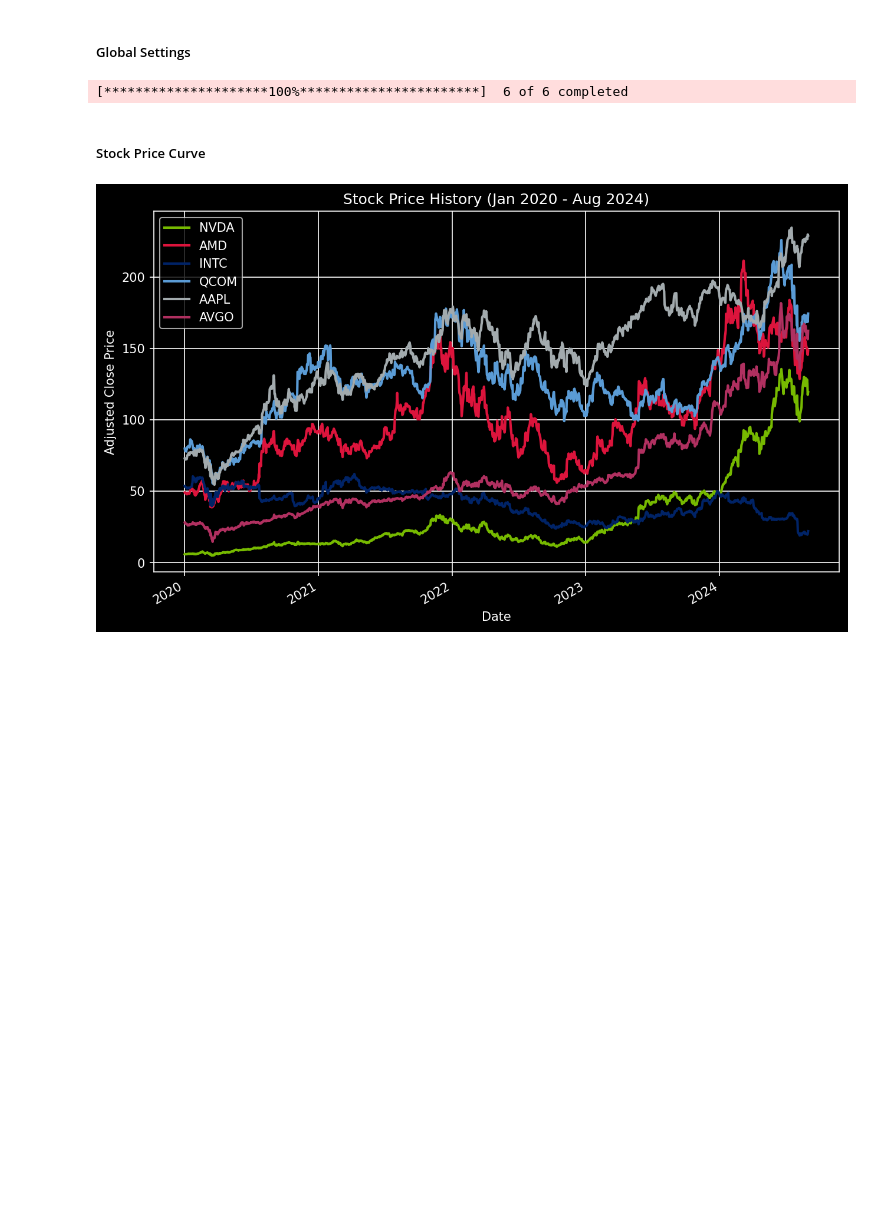
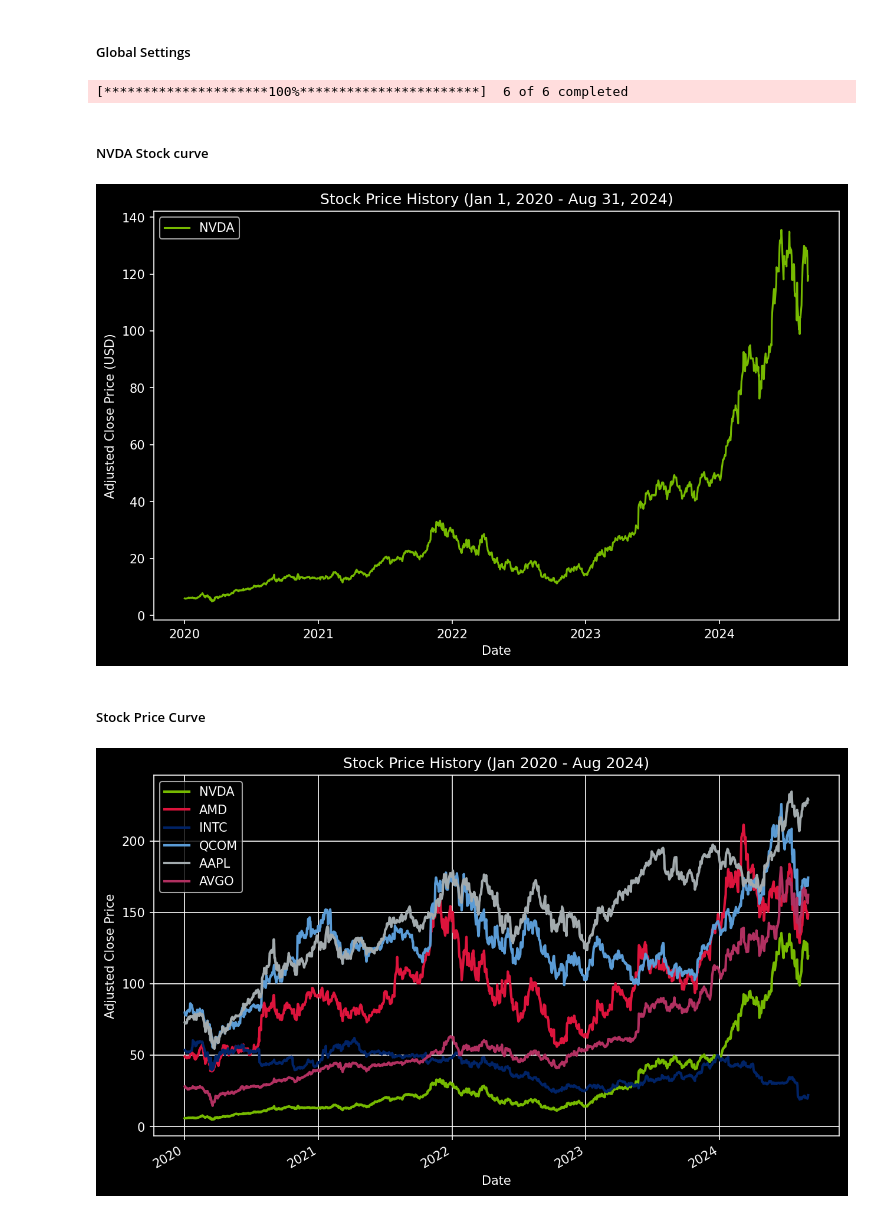
Before and after one commit to yfeng445/NEU, a Jupyter notebook: 1/INFO 6105/Asmt/1/Merged_Analysis.ipynb, the cells around one changed output. Saved outputs shown, nothing was run; the diff lists cells and outputs as text; code cells hidden in the pictures; blank space fills up the shorter version.

```diff
--- a/1/INFO 6105/Asmt/1/Merged_Analysis.ipynb
+++ b/1/INFO 6105/Asmt/1/Merged_Analysis.ipynb
@@ -38,6 +38,22 @@ stock_symbols = ['NVDA', 'AMD', 'INTC', 'QCOM', 'AAPL', 'AVGO']
 stocks= yf.download(stock_symbols, start_date, end_date)['Adj Close']
 # %% [output]
 [*********************100%***********************]  6 of 6 completed
+# %% [markdown]
+##### NVDA Stock curve
+# %%
+# Plotting the stock prices
+fig, ax = plt.subplots()
+ax.plot(stocks.index, stocks['NVDA'], label='NVDA')
+
+# Setting labels and title
+ax.set_title(f'Stock Price History (Jan 1, 2020 - Aug 31, 2024)')
+ax.set_xlabel('Date')
+ax.set_ylabel('Adjusted Close Price (USD)')
+ax.legend(loc='upper left')
+
+plt.show()
+# %% [output]
+[figure, added]
 # %% [markdown]
 ##### Stock Price Curve
 # %%
```
Also changed, not shown: parts of 5 cells of this notebook, 10 other files.
